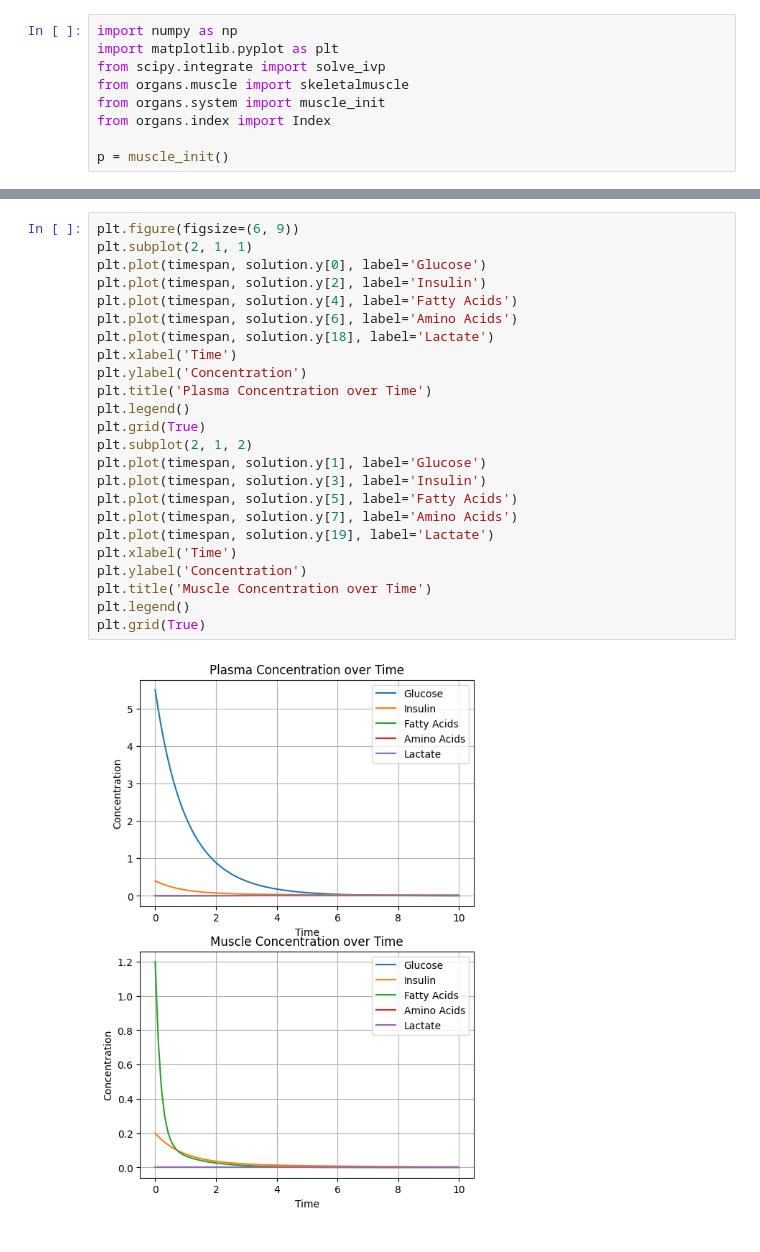
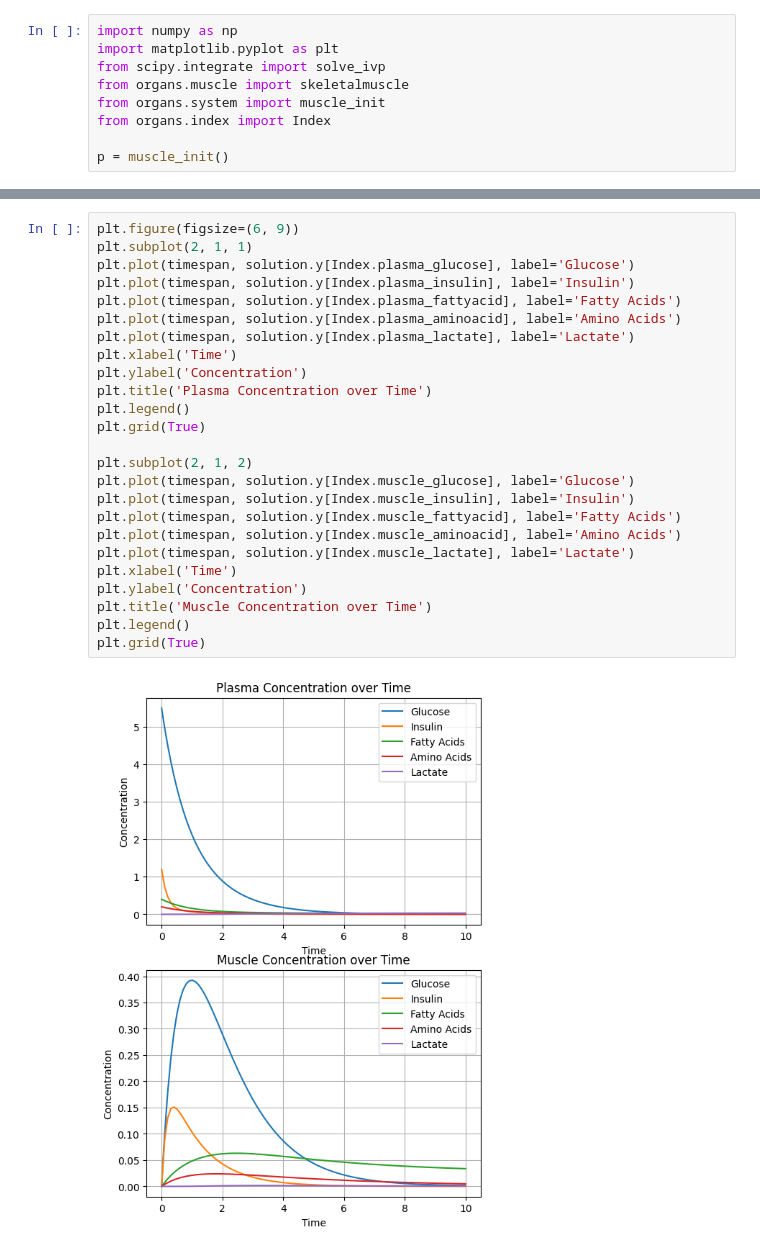
Before and after one commit to vivek-booshan/pkpd, a Jupyter notebook: food_metabolism/skeletalmuscle_refactor.ipynb, the cells around one changed output, grey strips where cells are left out. Saved outputs shown, nothing was run; the diff lists cells and outputs as text.

```diff
--- a/food_metabolism/skeletalmuscle_refactor.ipynb
+++ b/food_metabolism/skeletalmuscle_refactor.ipynb
@@ -98,29 +98,30 @@ plt.show()
 # %%
 plt.figure(figsize=(6, 9))
 plt.subplot(2, 1, 1)
-plt.plot(timespan, solution.y[0], label='Glucose')
-plt.plot(timespan, solution.y[2], label='Insulin')
-plt.plot(timespan, solution.y[4], label='Fatty Acids')
-plt.plot(timespan, solution.y[6], label='Amino Acids')
-plt.plot(timespan, solution.y[18], label='Lactate')
+plt.plot(timespan, solution.y[Index.plasma_glucose], label='Glucose')
+plt.plot(timespan, solution.y[Index.plasma_insulin], label='Insulin')
+plt.plot(timespan, solution.y[Index.plasma_fattyacid], label='Fatty Acids')
+plt.plot(timespan, solution.y[Index.plasma_aminoacid], label='Amino Acids')
+plt.plot(timespan, solution.y[Index.plasma_lactate], label='Lactate')
 plt.xlabel('Time')
 plt.ylabel('Concentration')
 plt.title('Plasma Concentration over Time')
 plt.legend()
 plt.grid(True)
+
 plt.subplot(2, 1, 2)
-plt.plot(timespan, solution.y[1], label='Glucose')
-plt.plot(timespan, solution.y[3], label='Insulin')
-plt.plot(timespan, solution.y[5], label='Fatty Acids')
-plt.plot(timespan, solution.y[7], label='Amino Acids')
-plt.plot(timespan, solution.y[19], label='Lactate')
+plt.plot(timespan, solution.y[Index.muscle_glucose], label='Glucose')
+plt.plot(timespan, solution.y[Index.muscle_insulin], label='Insulin')
+plt.plot(timespan, solution.y[Index.muscle_fattyacid], label='Fatty Acids')
+plt.plot(timespan, solution.y[Index.muscle_aminoacid], label='Amino Acids')
+plt.plot(timespan, solution.y[Index.muscle_lactate], label='Lactate')
 plt.xlabel('Time')
 plt.ylabel('Concentration')
 plt.title('Muscle Concentration over Time')
 plt.legend()
 plt.grid(True)
 # %% [output]
-[figure, old version]
+[figure, new version]
 # %%
 plt.figure(figsize=(6, 9))
 plt.subplot(2, 1, 1)
```
Also changed, not shown: parts of 3 cells of this notebook, 1 other file.
